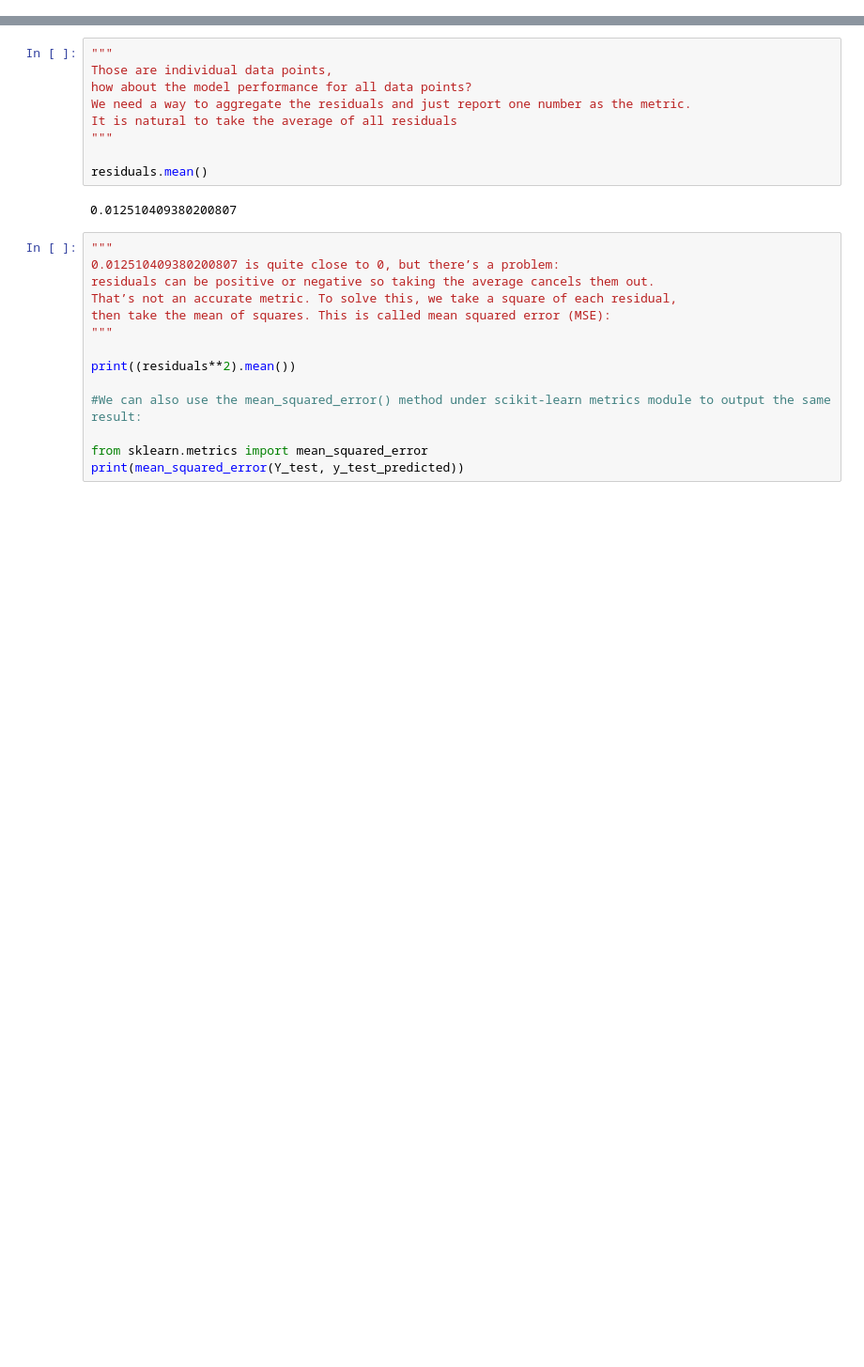
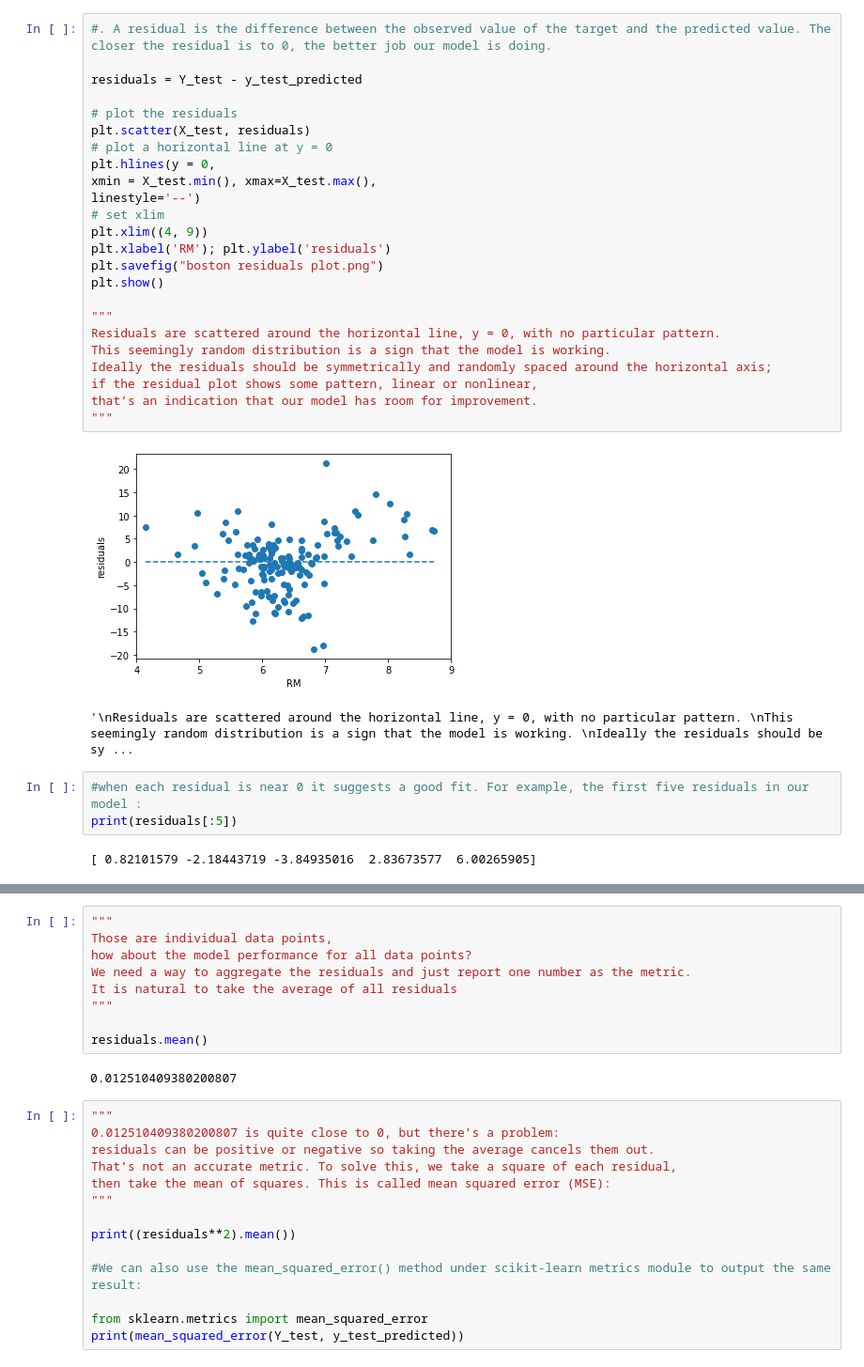
Before and after one commit to IssamAbdoh/Data-Science-Sololearn, a Jupyter notebook: Linear Regression/4/Evaluating The Model.ipynb, the cells around one changed output, grey strips where cells are left out. Shown: that part at 94% size. Cells and saved outputs as stored; diff of their text form; blank space fills up the shorter version.

```diff
--- a/Linear Regression/4/Evaluating The Model.ipynb
+++ b/Linear Regression/4/Evaluating The Model.ipynb
@@ -43,0 +109,32 @@ InvalidIndexError: (slice(None, None, None), None)
+# %%
+#. A residual is the difference between the observed value of the target and the predicted value. The closer the residual is to 0, the better job our model is doing.
+
+residuals = Y_test - y_test_predicted
+
+# plot the residuals
+plt.scatter(X_test, residuals)
+# plot a horizontal line at y = 0
+plt.hlines(y = 0,
+xmin = X_test.min(), xmax=X_test.max(),
+linestyle='--')
+# set xlim
+plt.xlim((4, 9))
+plt.xlabel('RM'); plt.ylabel('residuals')
+plt.savefig("boston residuals plot.png")
+plt.show()
+
+"""
+Residuals are scattered around the horizontal line, y = 0, with no particular pattern.
+This seemingly random distribution is a sign that the model is working.
+Ideally the residuals should be symmetrically and randomly spaced around the horizontal axis;
+if the residual plot shows some pattern, linear or nonlinear,
+that’s an indication that our model has room for improvement.
+"""
+# %% [output]
+[figure, added]
+'\nResiduals are scattered around the horizontal line, y = 0, with no particular pattern. \nThis seemingly random distribution is a sign that the model is working. \nIdeally the residuals should be sy ...
+# %%
+#when each residual is near 0 it suggests a good fit. For example, the first five residuals in our model :
+print(residuals[:5])
+# %% [output]
+[ 0.82101579 -2.18443719 -3.84935016  2.83673577  6.00265905]
```
Also changed, not shown: parts of 29 cells of this notebook, 4 other files.
